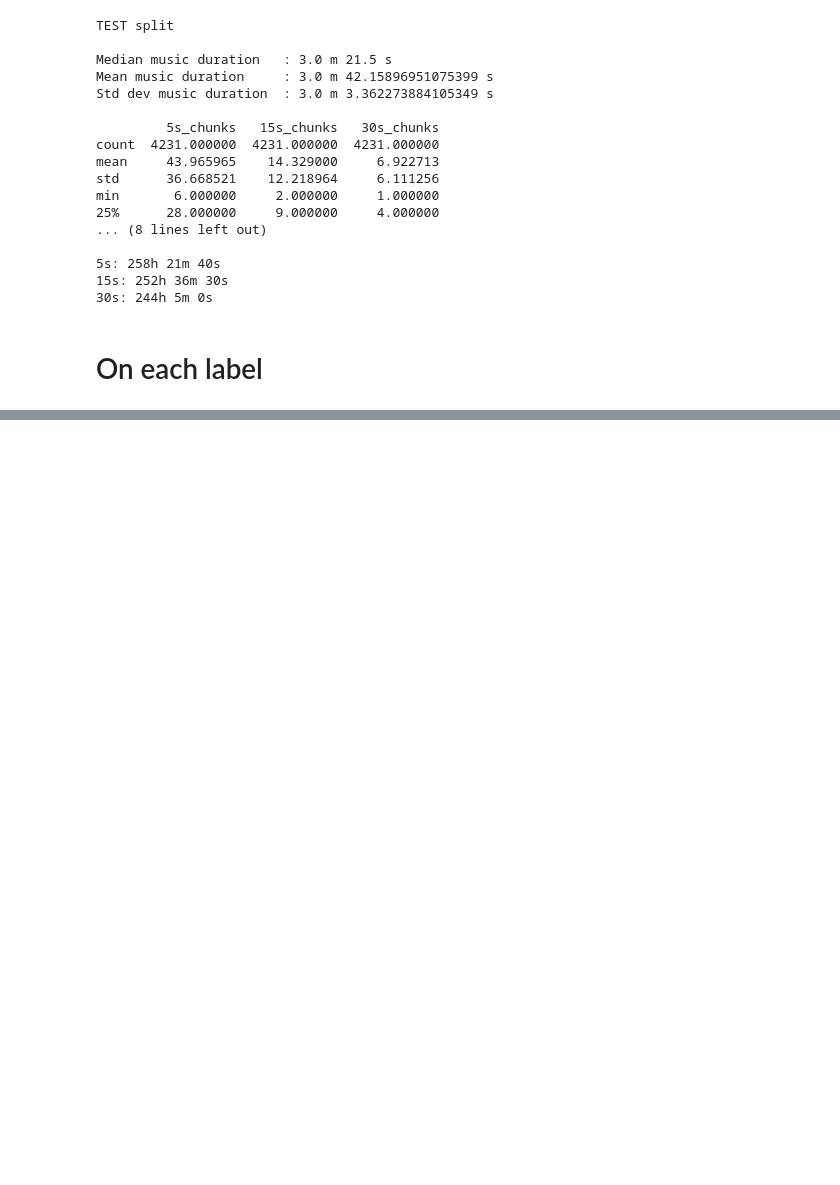
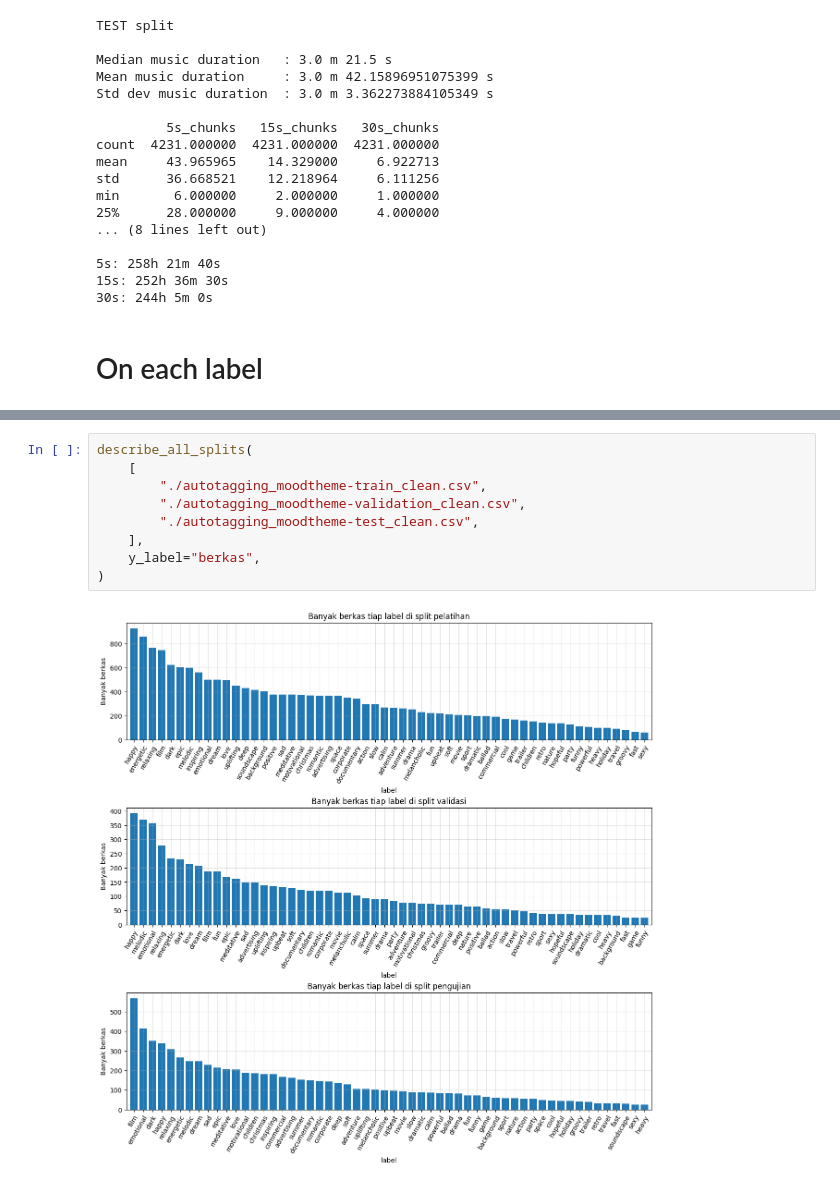
Before and after one commit to hugoalfedoputra/mudelling, a Jupyter notebook: prep/eda.ipynb, the cells around one changed output, grey strips where cells are left out. Cells and saved outputs as stored; diff of their text form; blank space fills up the shorter version.

```diff
--- a/prep/eda.ipynb
+++ b/prep/eda.ipynb
@@ -543,0 +711,11 @@ TRAIN split
+# %%
+describe_all_splits(
+    [
+        "./autotagging_moodtheme-train_clean.csv",
+        "./autotagging_moodtheme-validation_clean.csv",
+        "./autotagging_moodtheme-test_clean.csv",
+    ],
+    y_label="berkas",
+)
+# %% [output]
+[figure, added]
```
Also changed, not shown: parts of 8 cells of this notebook.
